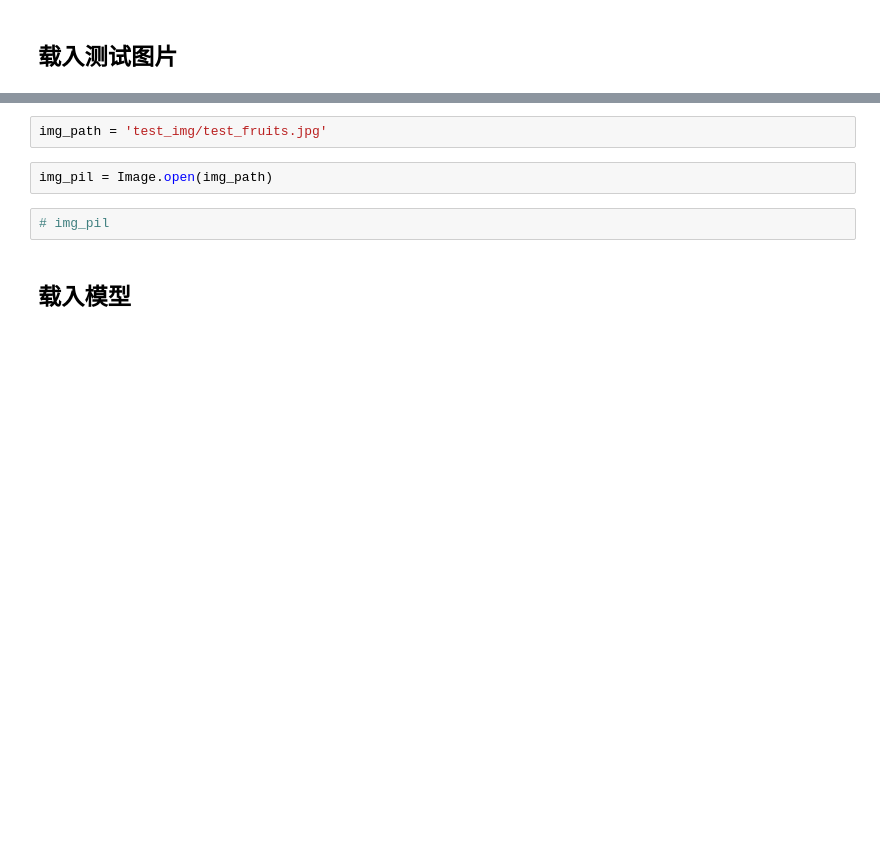
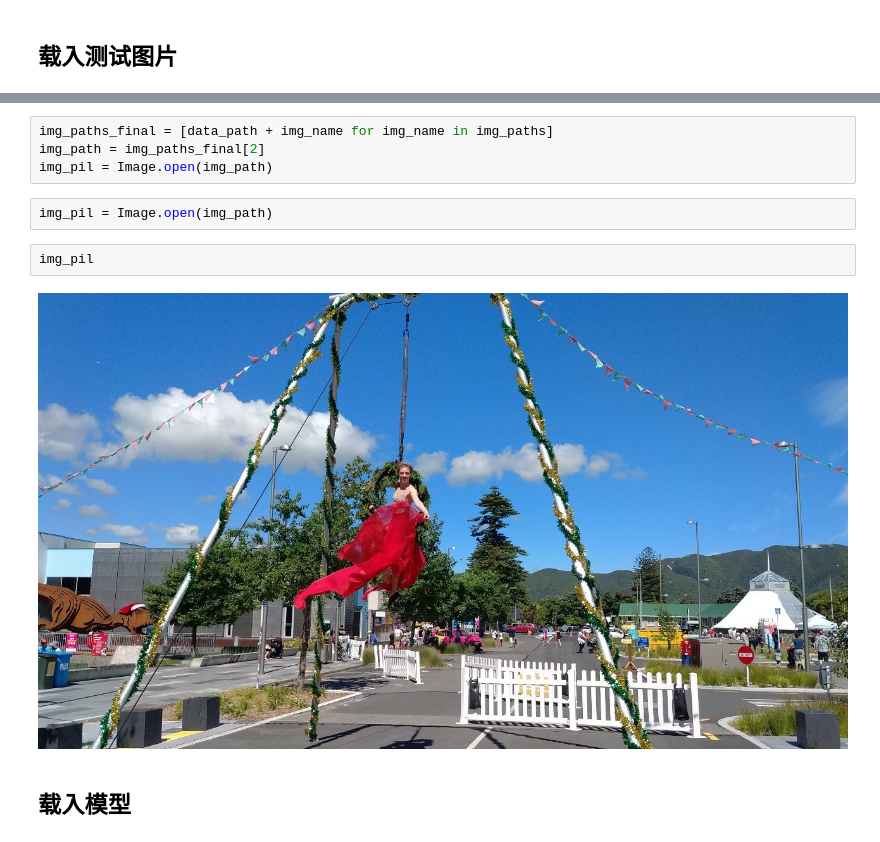
Before and after one commit to MarKobe1990/ShuffleNet-Retrain, a Jupyter notebook: ShuffleNetV2+/【I4】LIME可解释性分析-水果图像分类.ipynb, the cells around one changed output, grey strips where cells are left out. Drawn from its saved outputs; the diff is of its cells as text; blank space fills up the shorter version.

```diff
--- a/ShuffleNetV2+/【I4】LIME可解释性分析-水果图像分类.ipynb
+++ b/ShuffleNetV2+/【I4】LIME可解释性分析-水果图像分类.ipynb
@@ -34,9 +44,13 @@ device cuda:0
 # %%
-img_path = 'test_img/test_fruits.jpg'
+img_paths_final = [data_path + img_name for img_name in img_paths]
+img_path = img_paths_final[2]
+img_pil = Image.open(img_path)
 # %%
 img_pil = Image.open(img_path)
 # %%
-# img_pil
+img_pil
+# %% [output]
+[figure, added]
 # %% [markdown]
 ## 载入模型
 # %%
```
Also changed, not shown: parts of 19 cells of this notebook, 5 other files.
